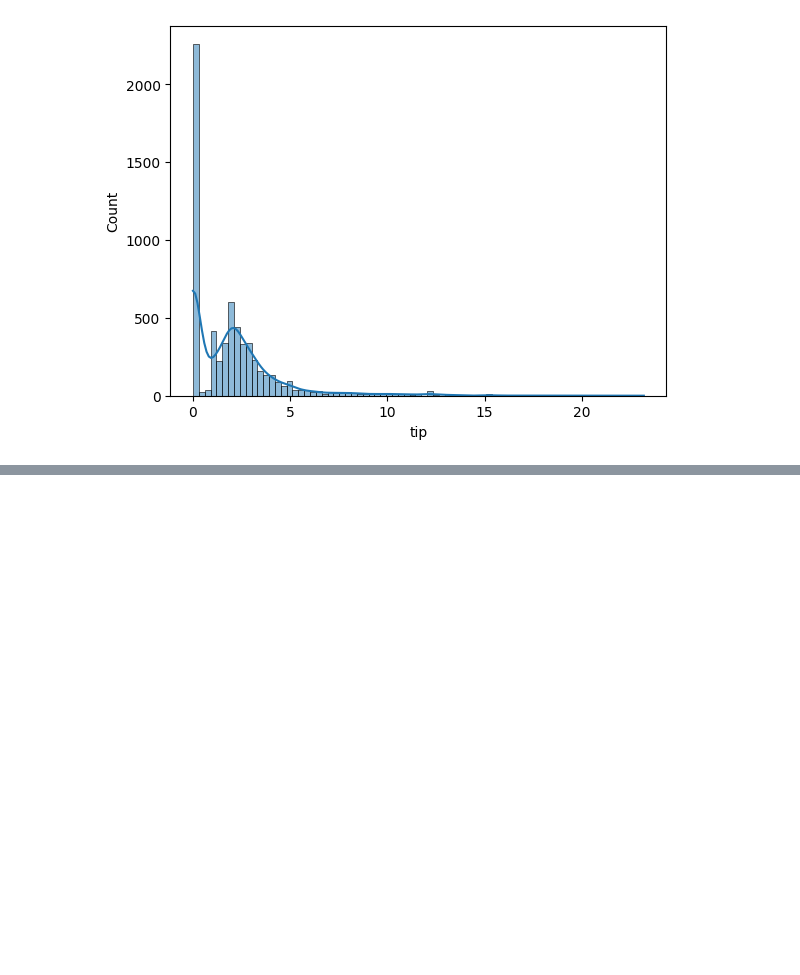
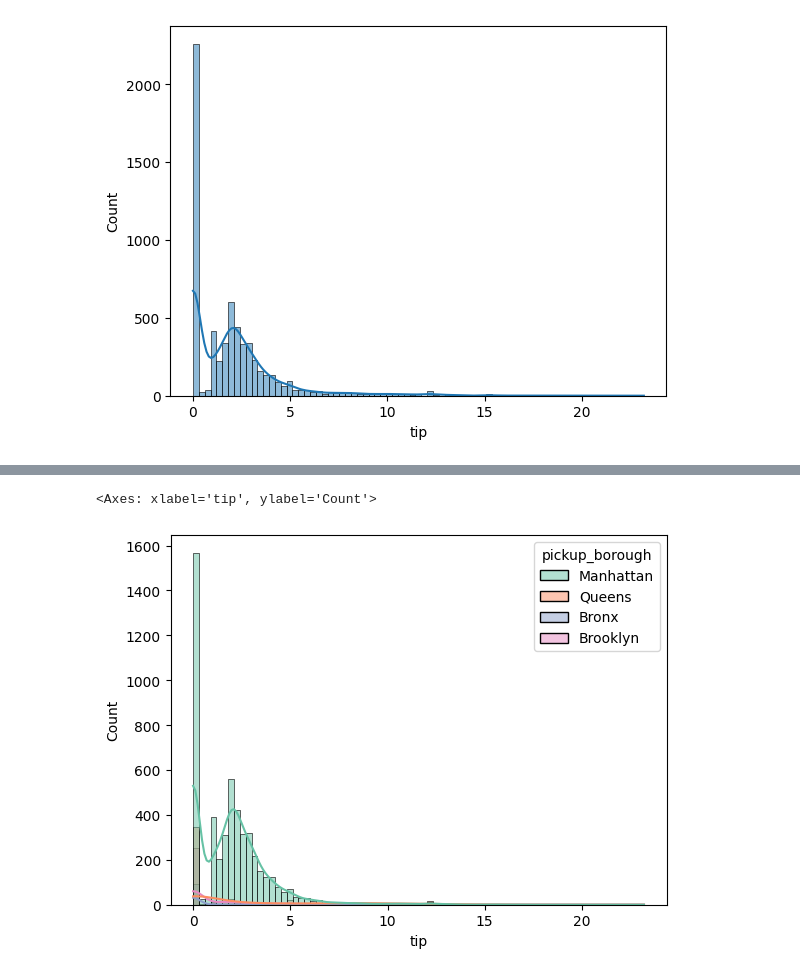
Before and after one commit to vishnuvardhanethineni/MachineLearning, a Jupyter notebook: regression.ipynb, the cells around one changed output, grey strips where cells are left out. Drawn from its saved outputs; the diff is of its cells as text; code cells hidden in the pictures; blank space fills up the shorter version.

```diff
--- a/regression.ipynb
+++ b/regression.ipynb
@@ -201,0 +223,6 @@ plt.show()
+# %%
+
+sns.histplot(x='tip',hue='pickup_borough',kde=True,data=df,palette='Set2')
+# %% [output]
+<Axes: xlabel='tip', ylabel='Count'>
+[figure, added]
```
Also changed, not shown: parts of 19 cells of this notebook.
